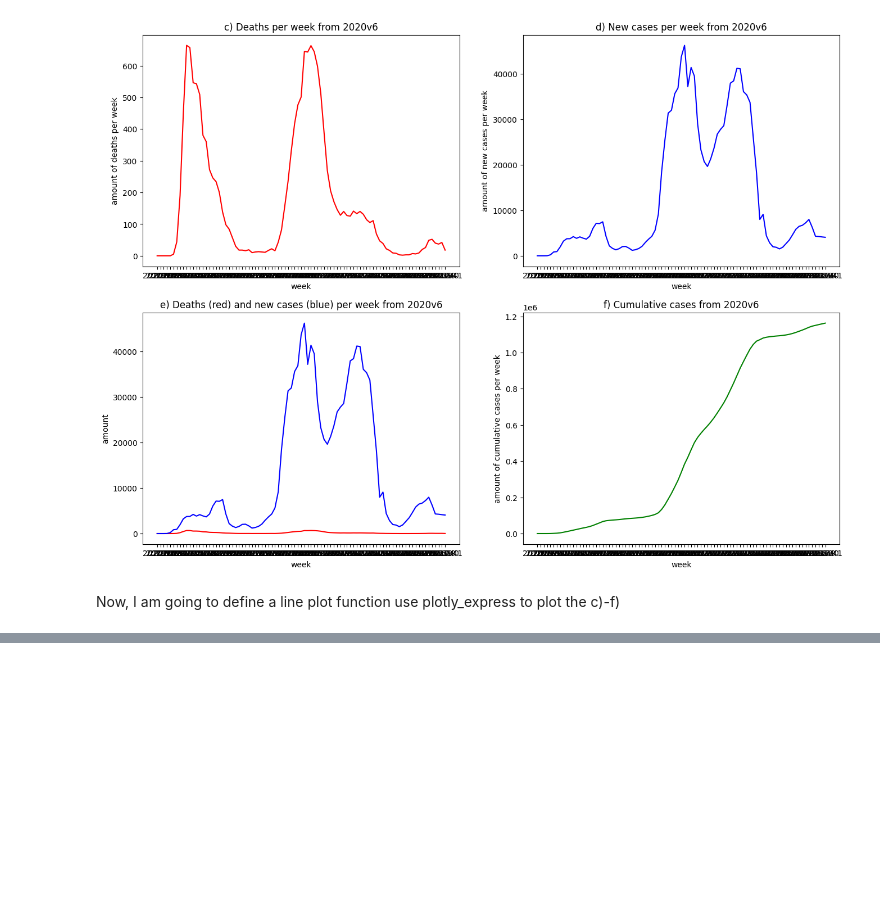
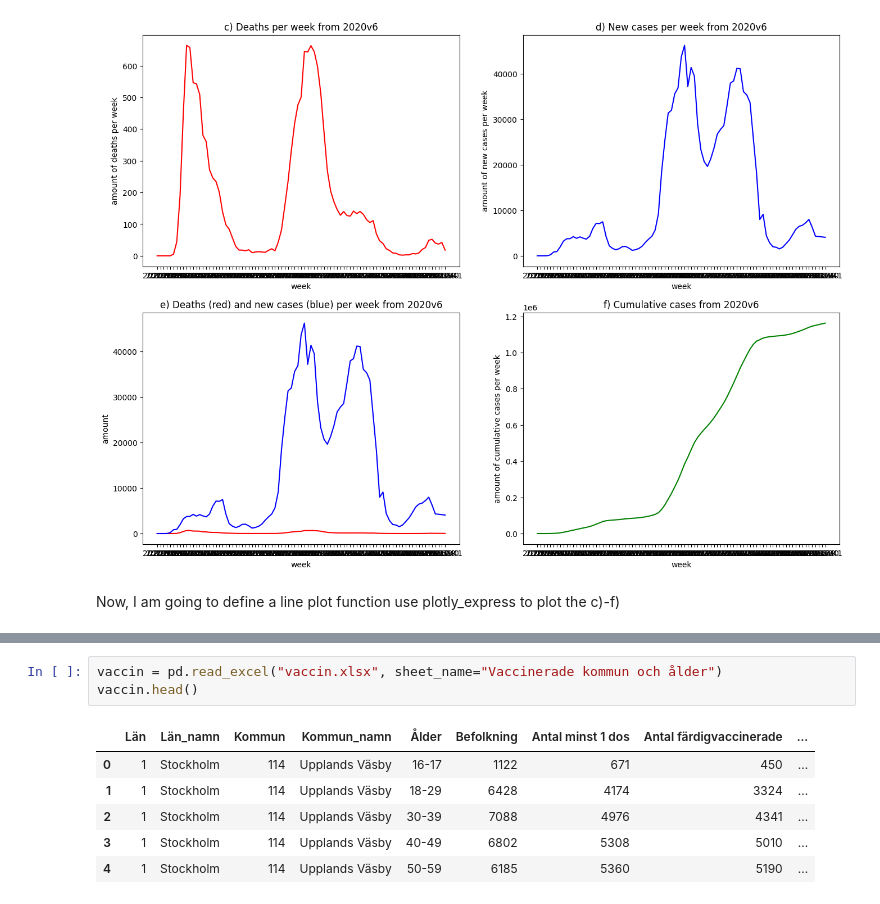
Before and after one commit to yuna-liu/Databehandling-Yuna-Liu, a Jupyter notebook: Labs/Lab1_Covid-19/lab1_covid19.ipynb, the cells around one changed output, grey strips where cells are left out. Saved outputs shown, nothing was run; the diff lists cells and outputs as text; blank space fills up the shorter version.

```diff
--- a/Labs/Lab1_Covid-19/lab1_covid19.ipynb
+++ b/Labs/Lab1_Covid-19/lab1_covid19.ipynb
@@ -184,0 +198,10 @@ px_line(x="Vecka", y="Kum_antal_fall", title="f) Cumulative cases from 2020v6")
+# %%
+vaccin = pd.read_excel("vaccin.xlsx", sheet_name="Vaccinerade kommun och ålder")
+vaccin.head()
+# %% [output]
+|  | Län | Län_namn | Kommun | Kommun_namn | Ålder | Befolkning | Antal minst 1 dos | Antal färdigvaccinerade | ... |
+| 0 | 1 | Stockholm | 114 | Upplands Väsby | 16-17 | 1122 | 671 | 450 | ... |
+| 1 | 1 | Stockholm | 114 | Upplands Väsby | 18-29 | 6428 | 4174 | 3324 | ... |
+| 2 | 1 | Stockholm | 114 | Upplands Väsby | 30-39 | 7088 | 4976 | 4341 | ... |
+| 3 | 1 | Stockholm | 114 | Upplands Väsby | 40-49 | 6802 | 5308 | 5010 | ... |
+| 4 | 1 | Stockholm | 114 | Upplands Väsby | 50-59 | 6185 | 5360 | 5190 | ... |
```
Also changed, not shown: parts of 22 cells of this notebook, 9 other files.
